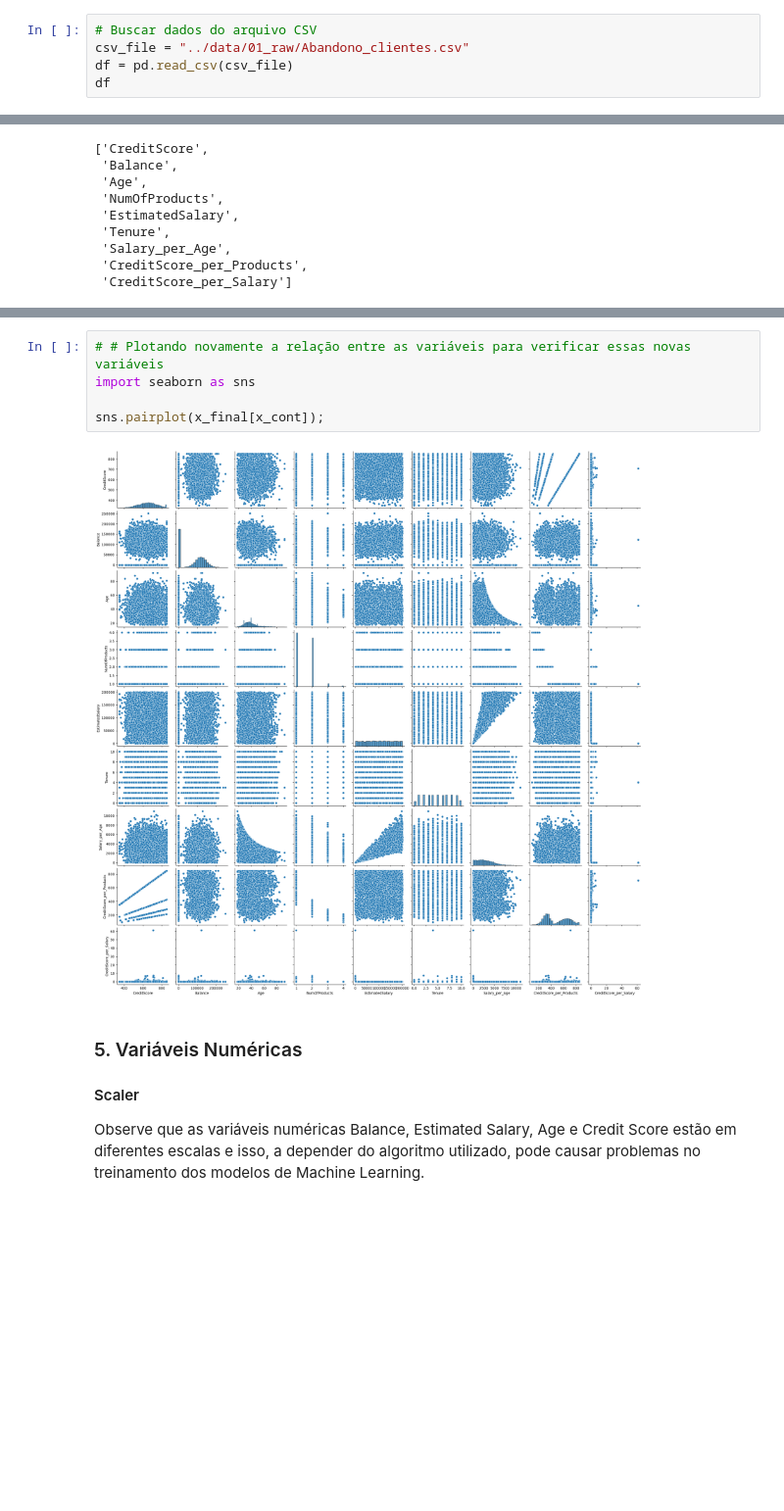
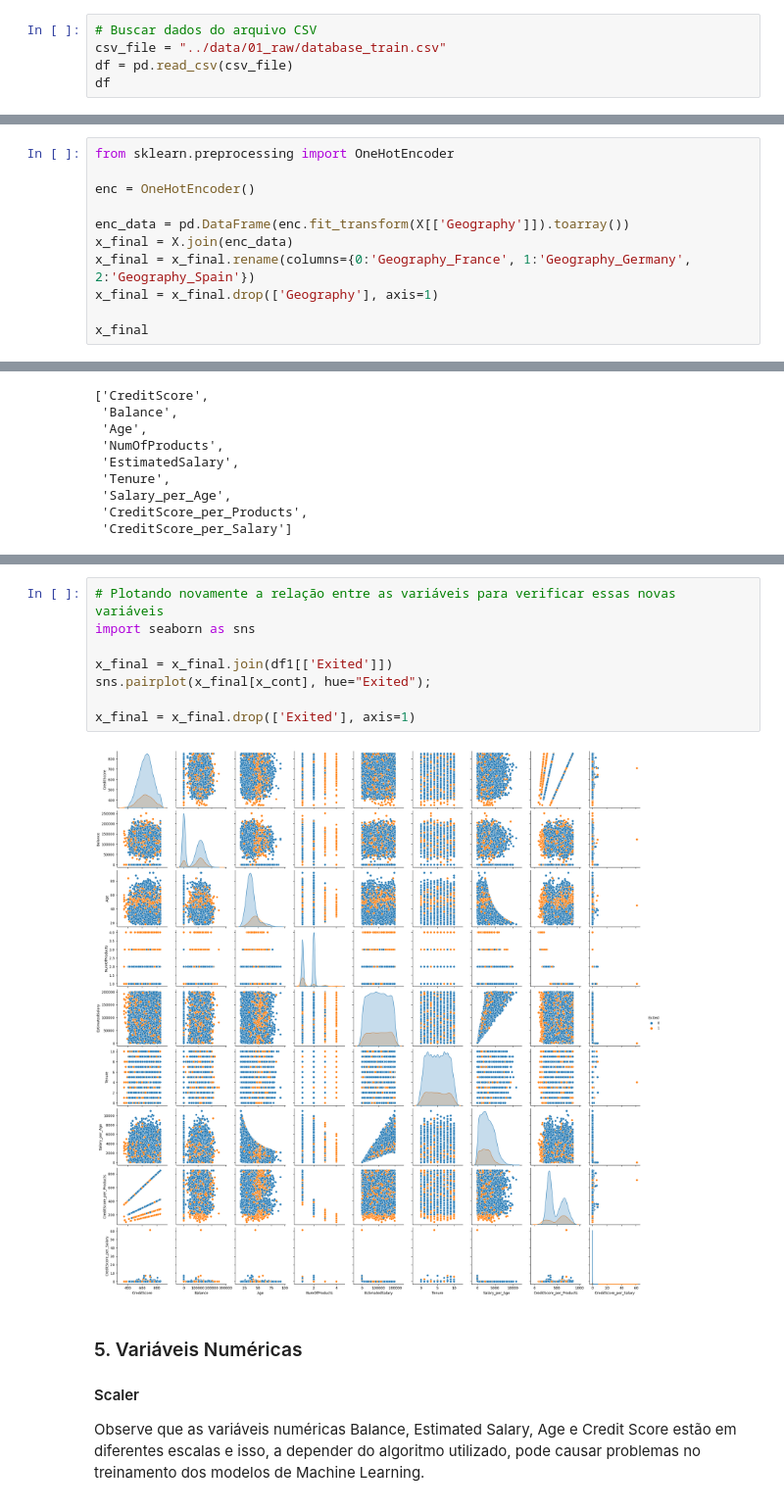
Before and after one commit to fabioolp/churn-kedro, a Jupyter notebook: notebooks/2_preprocessing.ipynb, the cells around one changed output, grey strips where cells are left out. Shown at 98% size. Drawn from its saved outputs; the diff is of its cells as text; blank space fills up the shorter version.

```diff
--- a/notebooks/2_preprocessing.ipynb
+++ b/notebooks/2_preprocessing.ipynb
@@ -19,7 +19,7 @@ import pandas as pd
 import numpy as np
 # %%
 # Buscar dados do arquivo CSV
-csv_file = "../data/01_raw/Abandono_clientes.csv"
+csv_file = "../data/01_raw/database_train.csv"
 df = pd.read_csv(csv_file)
 df
 # %% [output]
@@ -201,0 +185,11 @@ x_final
+# %%
+from sklearn.preprocessing import OneHotEncoder
+
+enc = OneHotEncoder()
+
+enc_data = pd.DataFrame(enc.fit_transform(X[['Geography']]).toarray())
+x_final = X.join(enc_data)
+x_final = x_final.rename(columns={0:'Geography_France', 1:'Geography_Germany', 2:'Geography_Spain'})
+x_final = x_final.drop(['Geography'], axis=1)
+
+x_final
@@ -247,10 +271,13 @@ x_cont
 # %%
-# # Plotando novamente a relação entre as variáveis para verificar essas novas variáveis
+# Plotando novamente a relação entre as variáveis para verificar essas novas variáveis
 import seaborn as sns
 
-sns.pairplot(x_final[x_cont]);
+x_final = x_final.join(df1[['Exited']])
+sns.pairplot(x_final[x_cont], hue="Exited");
+
+x_final = x_final.drop(['Exited'], axis=1)
 # %% [output]
-[figure, old version]
+[figure, new version]
 # %% [markdown]
 ### 5. Variáveis Numéricas
 
```
Also changed, not shown: parts of 4 cells of this notebook, 10 other files.
